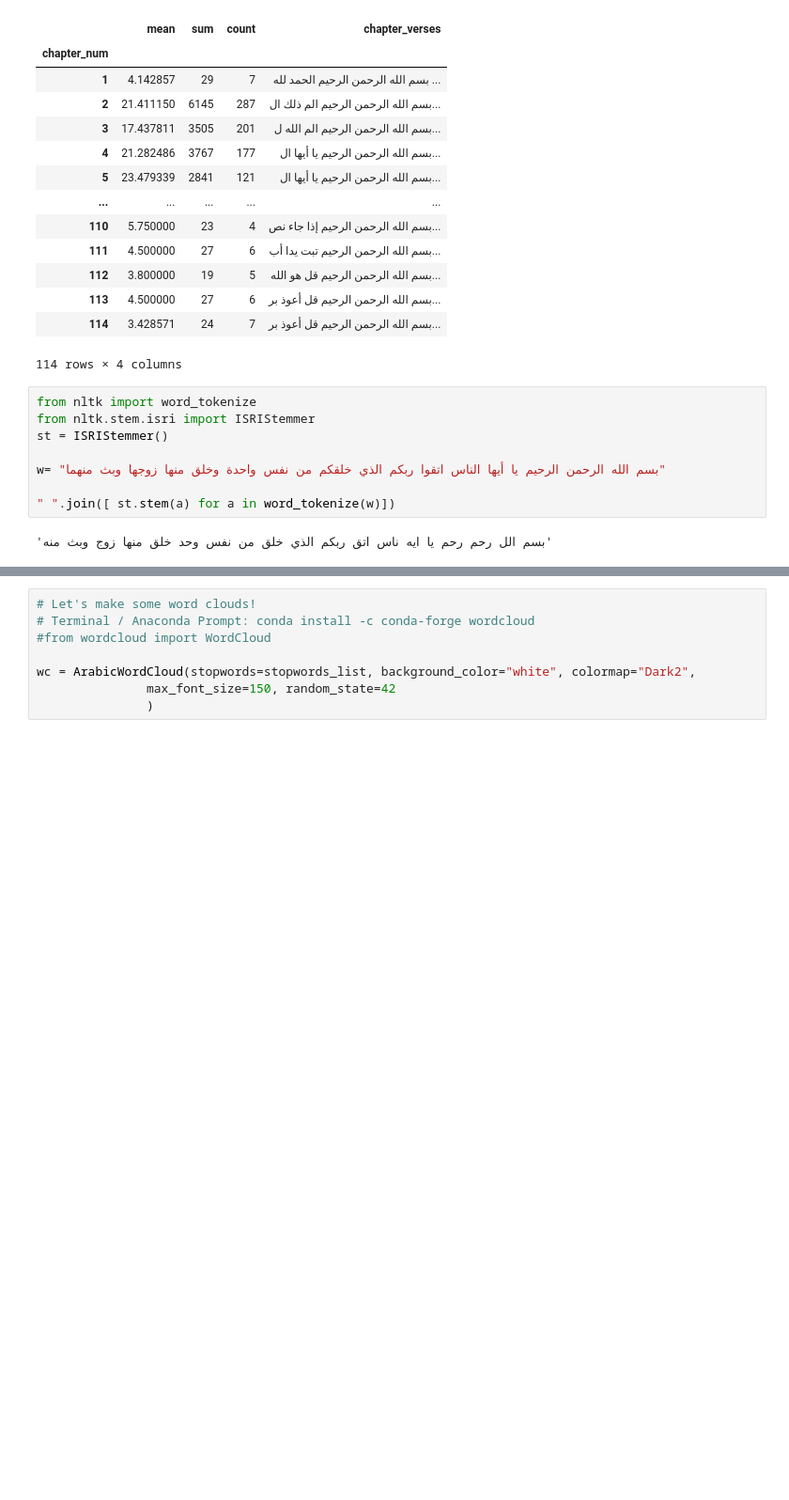
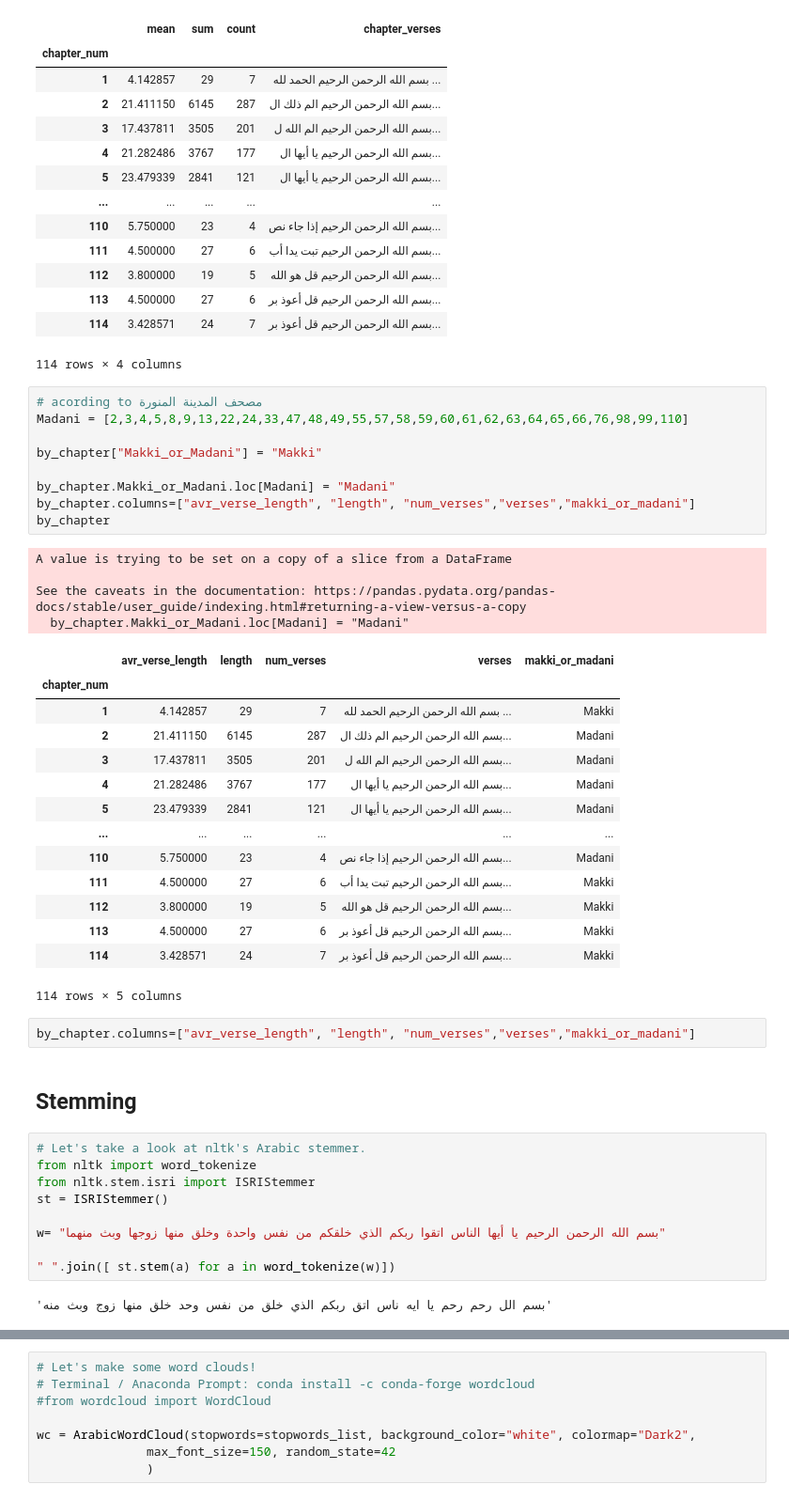
Before and after one commit to Saleh-Alabbas/search_engine_on_the_Quran, a Jupyter notebook: python/data_cleaning.ipynb, the cells around one changed output, grey strips where cells are left out. Shown at 94% size. Drawn from its saved outputs; the diff is of its cells as text; blank space fills up the shorter version.

```diff
--- a/ml/data_cleaning.ipynb
+++ b/python/data_cleaning.ipynb
@@ -289,7 +294,40 @@ by_chapter
 | 113 | 4.500000 | 27 | 6 | بسم الله الرحمن الرحيم قل أعوذ بر... |
 | 114 | 3.428571 | 24 | 7 | بسم الله الرحمن الرحيم قل أعوذ بر... |
 114 rows × 4 columns
+# %%
+# acording to مصحف المدينة المنورة
+Madani = [2,3,4,5,8,9,13,22,24,33,47,48,49,55,57,58,59,60,61,62,63,64,65,66,76,98,99,110]
+
+by_chapter["Makki_or_Madani"] = "Makki"
+
+by_chapter.Makki_or_Madani.loc[Madani] = "Madani"
+by_chapter.columns=["avr_verse_length", "length", "num_verses","verses","makki_or_madani"]
+by_chapter
+# %% [output]
+A value is trying to be set on a copy of a slice from a DataFrame
+
+See the caveats in the documentation: https://pandas.pydata.org/pandas-docs/stable/user_guide/indexing.html#returning-a-view-versus-a-copy
+  by_chapter.Makki_or_Madani.loc[Madani] = "Madani"
+|  | avr_verse_length | length | num_verses | verses | makki_or_madani |
+| chapter_num |  |  |  |  |  |
+| 1 | 4.142857 | 29 | 7 | بسم الله الرحمن الرحيم الحمد لله ... | Makki |
+| 2 | 21.411150 | 6145 | 287 | بسم الله الرحمن الرحيم الم ذلك ال... | Madani |
+| 3 | 17.437811 | 3505 | 201 | بسم الله الرحمن الرحيم الم الله ل... | Madani |
+| 4 | 21.282486 | 3767 | 177 | بسم الله الرحمن الرحيم يا أيها ال... | Madani |
+| 5 | 23.479339 | 2841 | 121 | بسم الله الرحمن الرحيم يا أيها ال... | Madani |
+| ... | ... | ... | ... | ... | ... |
+| 110 | 5.750000 | 23 | 4 | بسم الله الرحمن الرحيم إذا جاء نص... | Madani |
+| 111 | 4.500000 | 27 | 6 | بسم الله الرحمن الرحيم تبت يدا أب... | Makki |
+| 112 | 3.800000 | 19 | 5 | بسم الله الرحمن الرحيم قل هو الله... | Makki |
+| 113 | 4.500000 | 27 | 6 | بسم الله الرحمن الرحيم قل أعوذ بر... | Makki |
+| 114 | 3.428571 | 24 | 7 | بسم الله الرحمن الرحيم قل أعوذ بر... | Makki |
+114 rows × 5 columns
+# %%
+by_chapter.columns=["avr_verse_length", "length", "num_verses","verses","makki_or_madani"]
+# %% [markdown]
+## Stemming
 # %%
+# Let's take a look at nltk's Arabic stemmer.
 from nltk import word_tokenize
 from nltk.stem.isri import ISRIStemmer
 st = ISRIStemmer()
```
Also changed, not shown: parts of 29 cells of this notebook, 10 other files.
